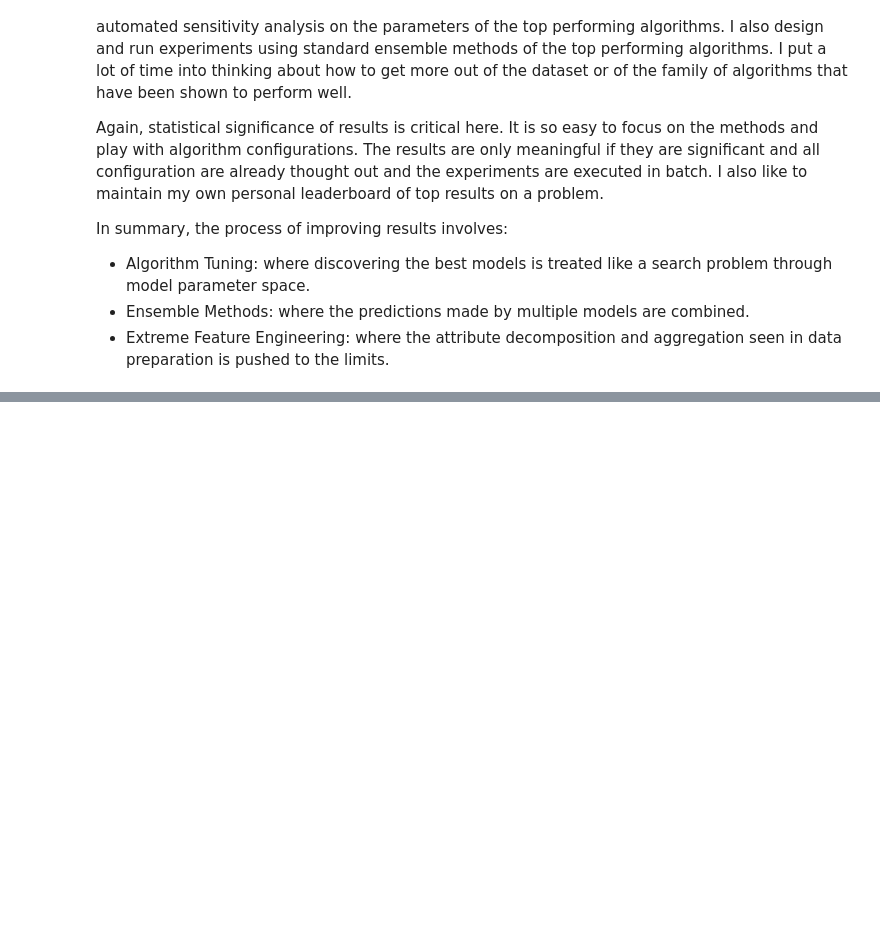
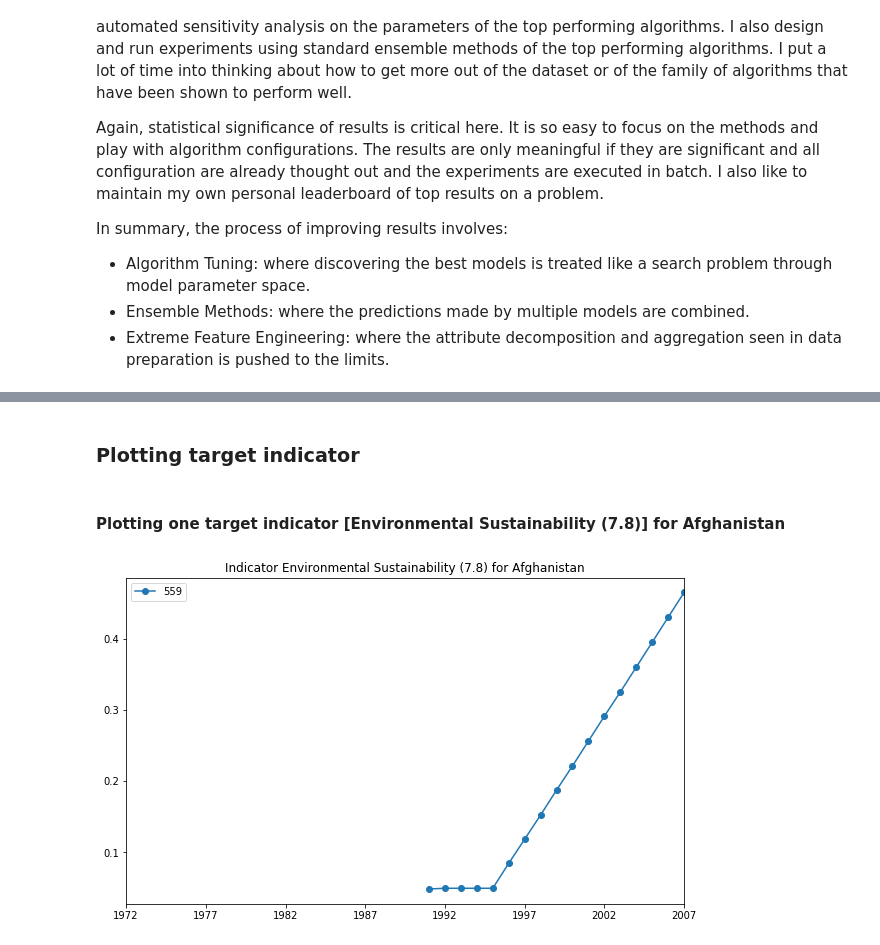
Before and after one commit to machine-learning-study-group/time-series-millenium-goals, a Jupyter notebook: 4-improve-results.ipynb, the cells around one changed output, grey strips where cells are left out. Saved outputs shown, nothing was run; the diff lists cells and outputs as text; code cells hidden in the pictures; blank space fills up the shorter version.

```diff
--- a/4-improve-results.ipynb
+++ b/4-improve-results.ipynb
@@ -14,0 +32,3 @@ In summary, the process of improving results involves:
+# %%
+df = pd.read_csv('data/TrainingSet.csv', index_col=0)
+df.columns = [year[:4] for year in df.columns][:-3] + [col.replace(' ', '_') for col in df.columns.values[-3:]]
@@ -14,0 +120,11 @@ In summary, the process of improving results involves:
+# %% [markdown]
+### Plotting target indicator
+# %% [markdown]
+#### Plotting one target indicator [Environmental Sustainability (7.8)] for Afghanistan
+# %%
+df_afghanistan_7_8 = df[ (df["Country_Name"] == "Afghanistan") & (df["Series_Code"] == "7.8")]
+df_afghanistan_7_8_1972_to_2007 = df_afghanistan_7_8.loc[:, "1972":"2007"]
+df_afghanistan_7_8_1972_to_2007.T.plot(marker="o", figsize=(10, 6), \
+                                       title="Indicator Environmental Sustainability (7.8) for Afghanistan");
+# %% [output]
+[figure, added]
```
Also changed, not shown: parts of 75 cells of this notebook, 3 other files.
